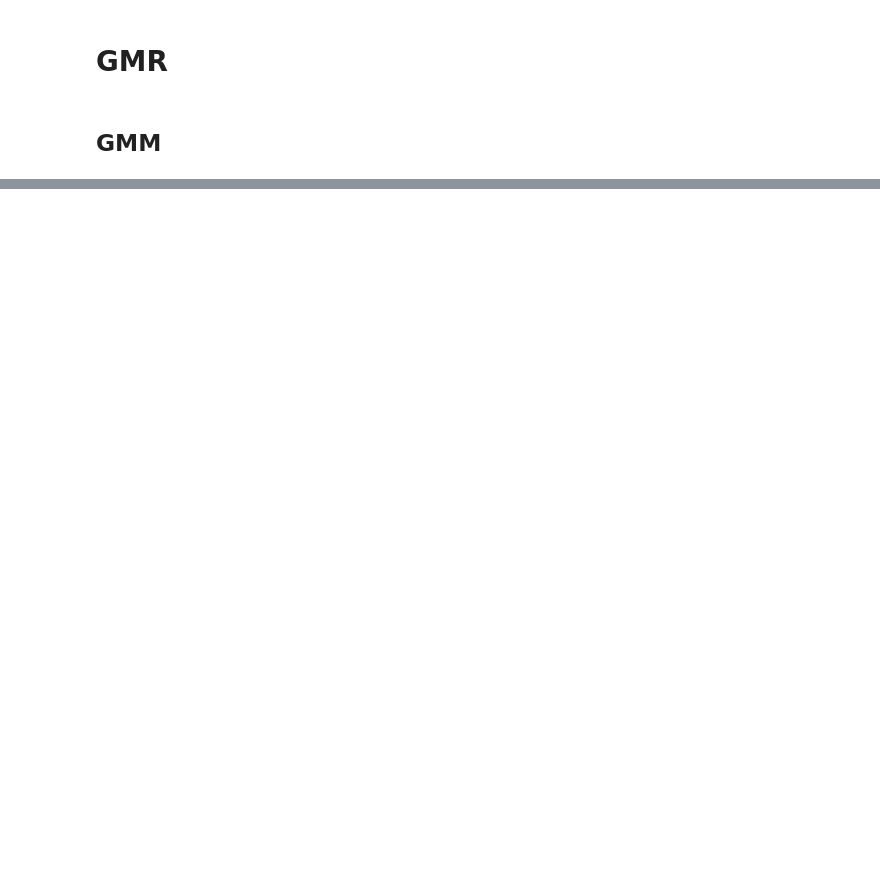
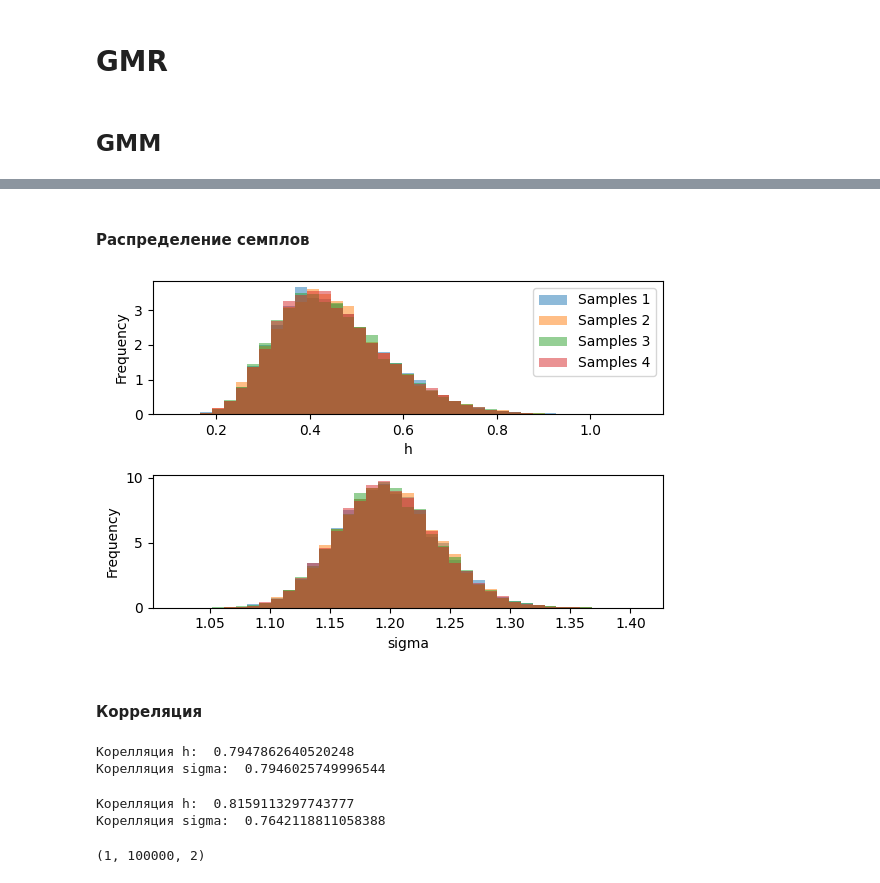
Before and after one commit to AnfimovAleksandr/mag_diploma, a Jupyter notebook: synthetic_500/simple_VAR.ipynb, the cells around one changed output, grey strips where cells are left out. Saved outputs shown, nothing was run; the diff lists cells and outputs as text; code cells hidden in the pictures; blank space fills up the shorter version.

```diff
--- a/synthetic_500/simple_VAR.ipynb
+++ b/synthetic_500/simple_VAR.ipynb
@@ -101,0 +374,23 @@ plt.show()
+# %%
+class MyLogPrior(pints.LogPrior):
+
+    def __init__(self):
+        pass
+
+    def n_parameters(self):
+        # Tell the inference method how many parameters there are
+        return 2
+
+    def __call__(self, p):
+        # Extract the parameter x from the parameter vector
+        h = p[0]
+        sigma = p[1]
+
+        if h <= 0 or sigma <= 0:
+            return -np.inf
+
+        # Calculate and return the log pdf
+        return - np.log(sigma)
+
+logprior = MyLogPrior()
+print(logprior([h, 1]))
@@ -101,0 +399,3 @@ plt.show()
+# %%
+logposterior = pints.LogPosterior(logpdf, logprior)
+print(logposterior([h, 1]))
@@ -101,0 +404,13 @@ plt.show()
+# %%
+n_chains = 4
+xs = [[h, 1.2], [h, 1.2], [h, 1.2], [h, 1.2]]
+mcmc = pints.MCMCController(logposterior, n_chains, xs,  method= pints.HaarioACMC)
+# mcmc.set_parallel(parallel = True)
+
+# for sampler in mcmc.samplers():
+#     sampler.set_target_acceptance_rate()
+
+mcmc.set_max_iterations(100000)
+# mcmc.set_parallel(parallel=4)
+
+chains = mcmc.run()
@@ -101,0 +435,29 @@ plt.show()
+# %% [markdown]
+#### Распределение семплов
+# %%
+import matplotlib.pyplot as plt
+import pints.plot
+
+pints.plot.histogram(chains[:, 1000::, :], parameter_names=['h', 'sigma'])
+plt.show()
+# %% [output]
+[figure, added]
+# %% [markdown]
+#### Корреляция
+# %%
+print('Корелляция h: ', np.corrcoef(chains[0, 1000: -1, 0], chains[0, 1001:, 0])[0][1])
+print('Корелляция sigma: ', np.corrcoef(chains[0, 1000: -1, 1], chains[0, 1001:, 1])[0][1])
+# %% [output]
+Корелляция h:  0.7947862640520248
+Корелляция sigma:  0.7946025749996544
+# %%
+print('Корелляция h: ', np.corrcoef(chains[0, 1000: -1:100, 0], chains[0, 1001::100, 0])[0][1])
+print('Корелляция sigma: ', np.corrcoef(chains[0, 1000: -1:100, 1], chains[0, 1001::100, 1])[0][1])
+# %% [output]
+Корелляция h:  0.8159113297743777
+Корелляция sigma:  0.7642118811058388
+# %%
+new_chains = chains.mean(axis=0).reshape((1, 100000, 2))
+new_chains.shape
+# %% [output]
+(1, 100000, 2)
```
Also changed, not shown: parts of 37 cells of this notebook, 1 other file.
